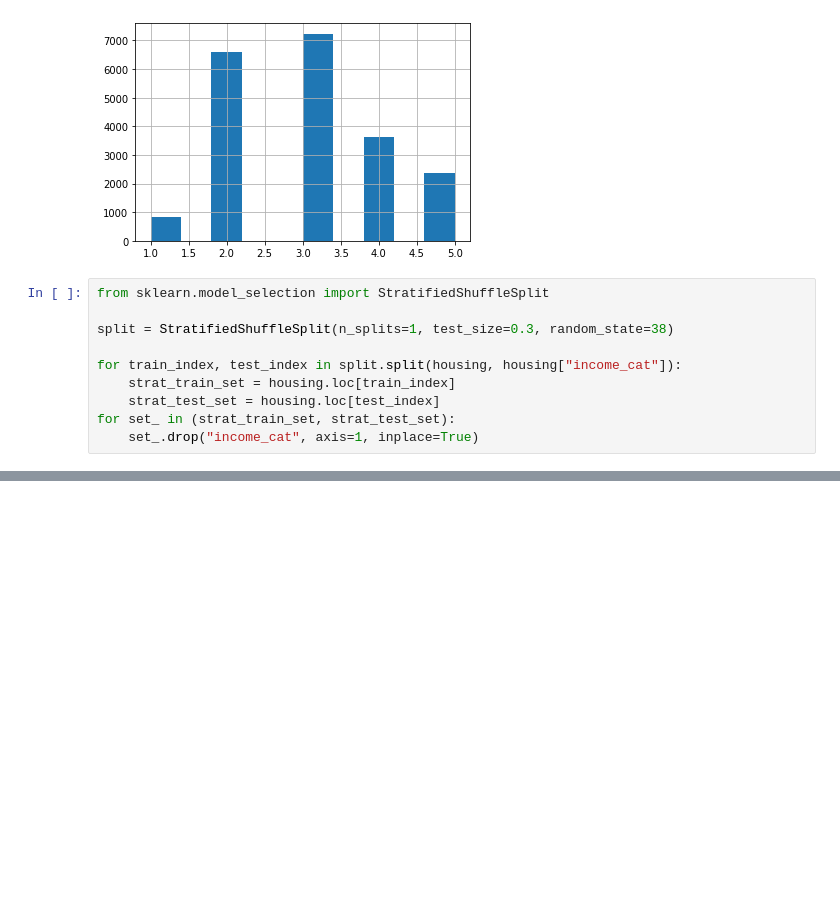
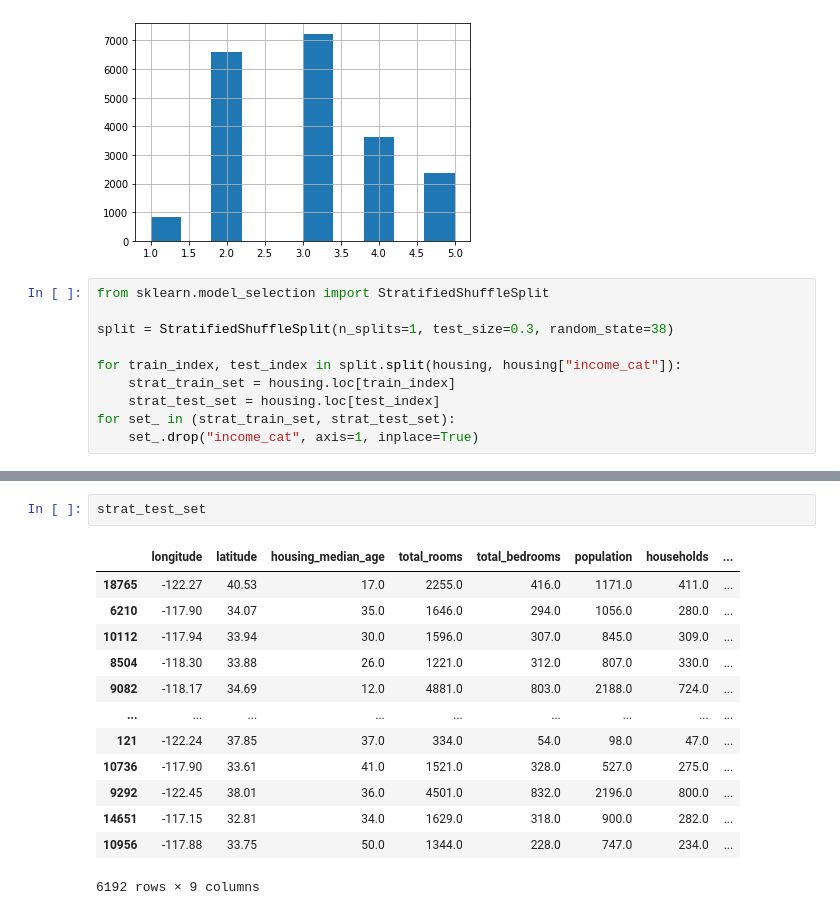
Before and after one commit to Gounaff/HousingPricesPredictions, a Jupyter notebook: MachineLearning/HousingPricesPredictions/Housing Prices Predictions.ipynb, the cells around one changed output, grey strips where cells are left out. Saved outputs shown, nothing was run; the diff lists cells and outputs as text; blank space fills up the shorter version.

```diff
--- a/MachineLearning/HousingPricesPredictions/Housing Prices Predictions.ipynb
+++ b/MachineLearning/HousingPricesPredictions/Housing Prices Predictions.ipynb
@@ -84,0 +337,16 @@ for set_ in (strat_train_set, strat_test_set):
+# %%
+strat_test_set
+# %% [output]
+|  | longitude | latitude | housing_median_age | total_rooms | total_bedrooms | population | households | ... |
+| 18765 | -122.27 | 40.53 | 17.0 | 2255.0 | 416.0 | 1171.0 | 411.0 | ... |
+| 6210 | -117.90 | 34.07 | 35.0 | 1646.0 | 294.0 | 1056.0 | 280.0 | ... |
+| 10112 | -117.94 | 33.94 | 30.0 | 1596.0 | 307.0 | 845.0 | 309.0 | ... |
+| 8504 | -118.30 | 33.88 | 26.0 | 1221.0 | 312.0 | 807.0 | 330.0 | ... |
+| 9082 | -118.17 | 34.69 | 12.0 | 4881.0 | 803.0 | 2188.0 | 724.0 | ... |
+| ... | ... | ... | ... | ... | ... | ... | ... | ... |
+| 121 | -122.24 | 37.85 | 37.0 | 334.0 | 54.0 | 98.0 | 47.0 | ... |
+| 10736 | -117.90 | 33.61 | 41.0 | 1521.0 | 328.0 | 527.0 | 275.0 | ... |
+| 9292 | -122.45 | 38.01 | 36.0 | 4501.0 | 832.0 | 2196.0 | 800.0 | ... |
+| 14651 | -117.15 | 32.81 | 34.0 | 1629.0 | 318.0 | 900.0 | 282.0 | ... |
+| 10956 | -117.88 | 33.75 | 50.0 | 1344.0 | 228.0 | 747.0 | 234.0 | ... |
+6192 rows × 9 columns
```
Also changed, not shown: parts of 22 cells of this notebook.
